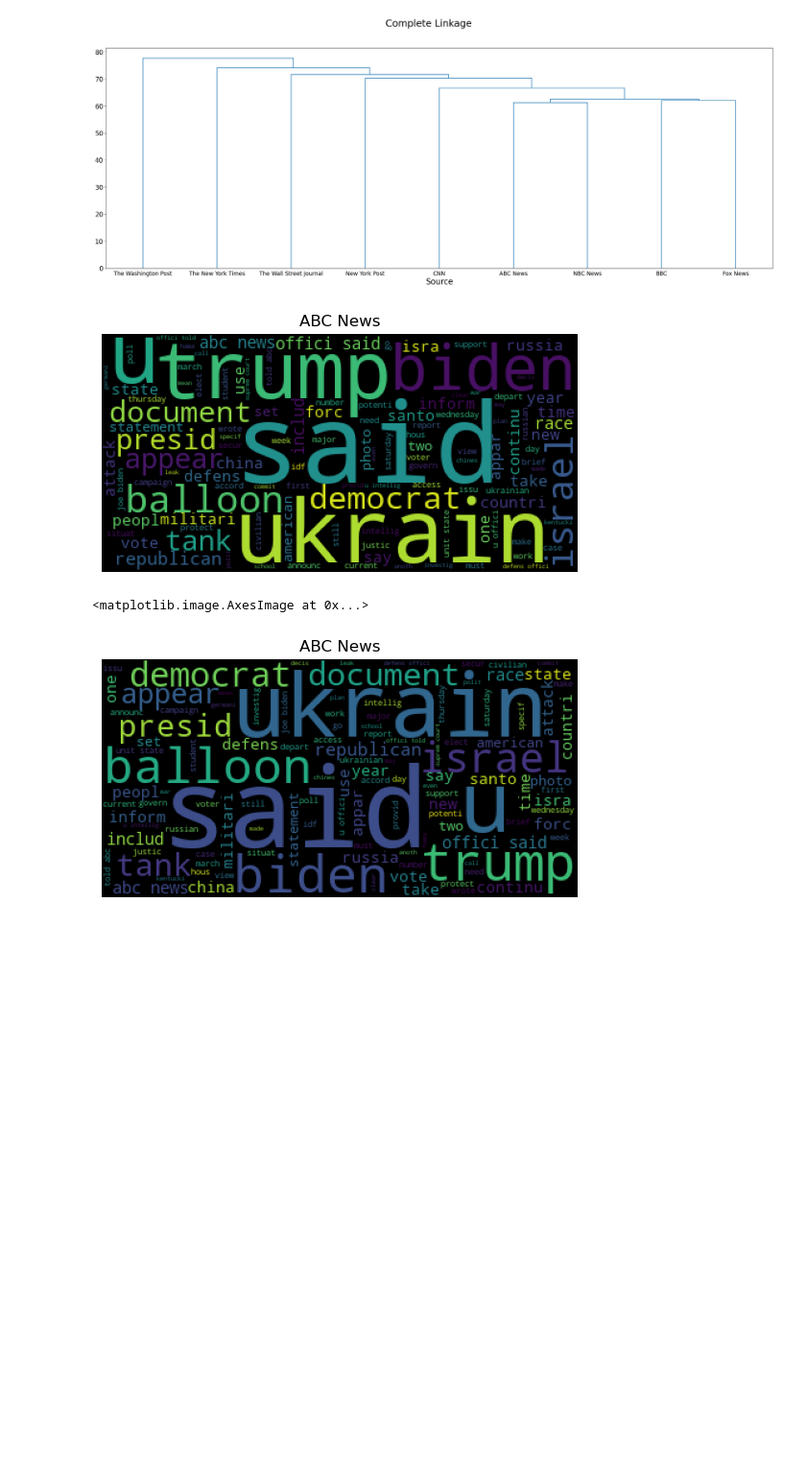
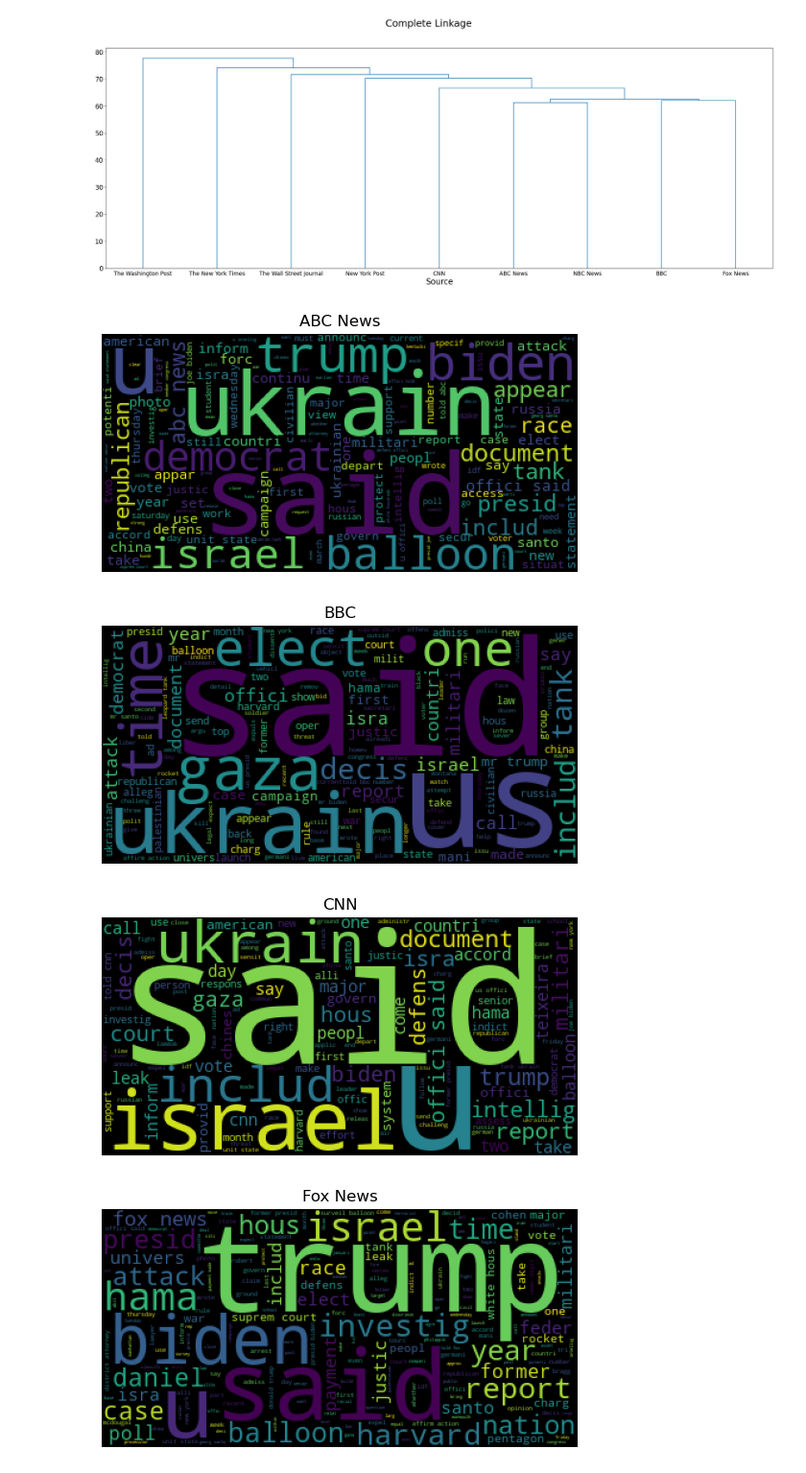
Before and after one commit to kamilapalys/capstone, a Jupyter notebook: src/news.ipynb, the cells around one changed output. Shown at 96% size. Saved outputs shown, nothing was run; the diff lists cells and outputs as text; code cells hidden in the pictures; blank space fills up the shorter version.

Commit message:
added wordclouds, fixed sentiment scores

```diff
--- a/src/news.ipynb
+++ b/src/news.ipynb
@@ -47,10 +50,13 @@ stemmed_dict = {}
 #value = {i for i in dic if dic[i]=="B"}
 #print("key by value:",value
 # %%
-def clean_text(text):
-    '''Takes in a string of text and cleans it by converting
-    to lowercase, removing punctuation, removing stopwords,
-    and stemming. Returns the new string.'''
+def clean_text(text, stem):
+    '''Takes in a string of text cleans it by converting
+    to lowercase, removing punctuation, and removing stopwords.
+    Also takes in a binary value to indicate if stemming should
+    be performed. Returns the new string.'''
+    if stem not in [0, 1]:
+        raise ValueError("Stem must be a binary value (0 or 1)")
     ps = PorterStemmer()
     # create list of stopwords
     stopwords_list = stopwords.words('english')
@@ -65,18 +71,22 @@ def clean_text(text):
             text = text.replace(chr, ' ')
     text = text.replace('  ', ' ')
     # stem the tokens within the text
-    tokens = text.split(" ")
-    stemmed = []
+    tokens = text.split()
+    new_tokens = []
     for token in tokens[:-2]:
         # only include new token in the cleaned list if not a stopword
         if token not in stopwords_list:
-            stemmed_word = ps.stem(token)
-            stemmed.append(stemmed_word)
-            if token not in stemmed_dict:
-                stemmed_dict[token] = stemmed_word
-    stemmed.append(tokens[-2])
-    stemmed.append(tokens[-1])
-    cleaned_text = " ".join(stemmed)
+            if stem == 1:
+                stemmed_word = ps.stem(token)
+                new_tokens.append(stemmed_word)
+                # to be able to map each token to the resulting stemmed word
+                if token not in stemmed_dict:
+                    stemmed_dict[token] = stemmed_word
+            else:
+                new_tokens.append(token)
+    new_tokens.append(tokens[-2])
+    new_tokens.append(tokens[-1])
+    cleaned_text = " ".join(new_tokens)
     cleaned_text = cleaned_text.replace('  ', ' ')
     return cleaned_text
 # %%
@@ -437,20 +425,9 @@ plt.show()
 # %%
 def create_wordcloud(text, title):
     '''Given a string of all text and a string
-    for the title, creates a wordcloud'''
+    for the title, creates a wordcloud.'''
+    plt.figure()
     wc = WordCloud().generate(text)
     plt.title(title)
     plt.axis("off")
     plt.imshow(wc)
-# %%
-create_wordcloud(source_docs[0], "ABC News")
-# %% [output]
-[figure, removed]
-# %%
-wc = WordCloud().generate(source_docs[0])
-plt.title("ABC News")
-plt.axis("off")
-plt.imshow(wc)
-# %% [output]
-<matplotlib.image.AxesImage at 0x...>
-[figure, removed]
@@ -461,0 +434,8 @@ plt.imshow(wc)
+# %%
+for i in range(len(source_docs)):
+    create_wordcloud(source_docs[i], tfidf_source_df.index[i])
+# %% [output]
+[figure, added]
+[figure, added]
+[figure, added]
+[figure, added]
```
Also changed, not shown: parts of 9 cells of this notebook, 1 other file.
